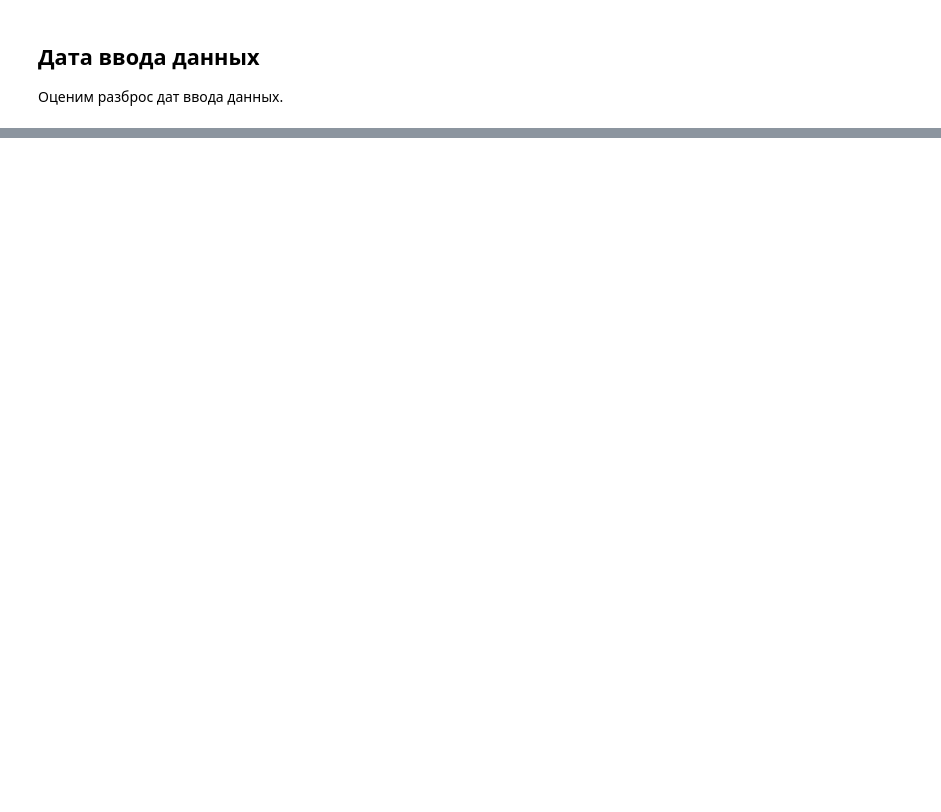
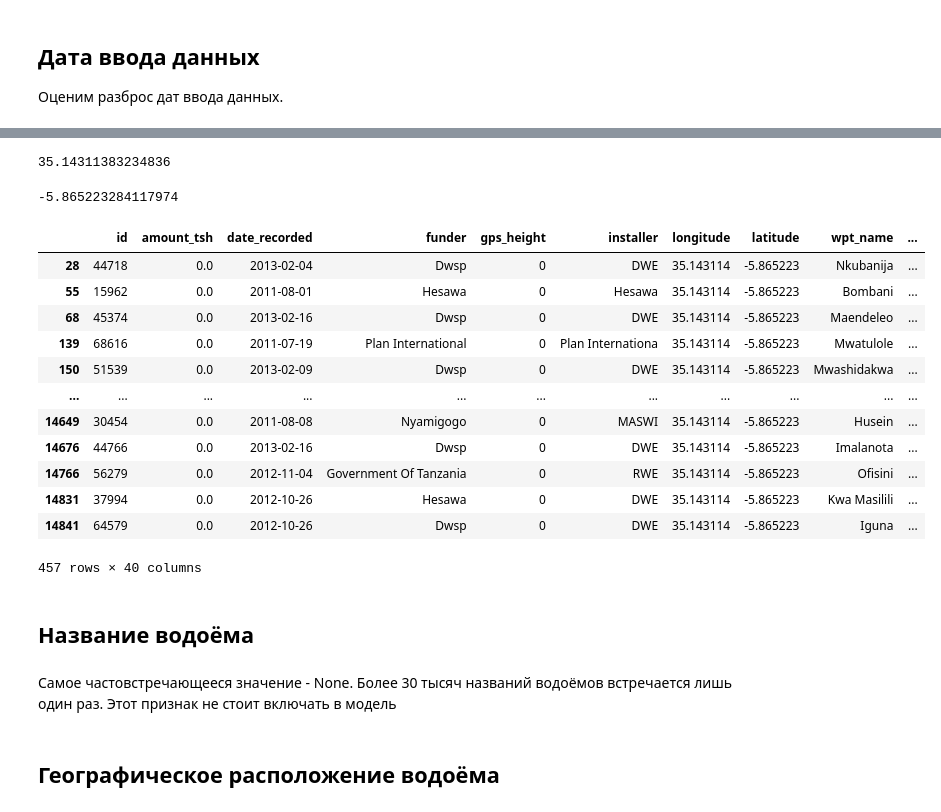
Before and after one commit to jzx81/MyContests, a Jupyter notebook: MyContest.ipynb, the cells around one changed output, grey strips where cells are left out. Saved outputs shown, nothing was run; the diff lists cells and outputs as text; code cells hidden in the pictures; blank space fills up the shorter version.

```diff
--- a/MyContest.ipynb
+++ b/MyContest.ipynb
@@ -592,0 +640,33 @@ mean
+# %%
+meanX = TestX[TestX['longitude'] != 0]
+meanLon = meanX['longitude'].mean()
+meanLat = meanX['latitude'].mean()
+meanLon
+# %% [output]
+35.14311383234836
+# %%
+meanLat
+# %% [output]
+-5.865223284117974
+# %%
+TestX.loc[(TestX['longitude'] == 0), 'longitude'] = meanLon
+# %%
+TestX.loc[(abs(TestX['latitude']) - abs(meanLat) < 0.01), 'latitude'] = meanLat
+val = TestX.loc[TestX['longitude'] == meanLon]
+val
+# %% [output]
+|  | id | amount_tsh | date_recorded | funder | gps_height | installer | longitude | latitude | wpt_name | ... |
+| 28 | 44718 | 0.0 | 2013-02-04 | Dwsp | 0 | DWE | 35.143114 | -5.865223 | Nkubanija | ... |
+| 55 | 15962 | 0.0 | 2011-08-01 | Hesawa | 0 | Hesawa | 35.143114 | -5.865223 | Bombani | ... |
+| 68 | 45374 | 0.0 | 2013-02-16 | Dwsp | 0 | DWE | 35.143114 | -5.865223 | Maendeleo | ... |
+| 139 | 68616 | 0.0 | 2011-07-19 | Plan International | 0 | Plan Internationa | 35.143114 | -5.865223 | Mwatulole | ... |
+| 150 | 51539 | 0.0 | 2013-02-09 | Dwsp | 0 | DWE | 35.143114 | -5.865223 | Mwashidakwa | ... |
+| ... | ... | ... | ... | ... | ... | ... | ... | ... | ... | ... |
+| 14649 | 30454 | 0.0 | 2011-08-08 | Nyamigogo | 0 | MASWI | 35.143114 | -5.865223 | Husein | ... |
+| 14676 | 44766 | 0.0 | 2013-02-16 | Dwsp | 0 | DWE | 35.143114 | -5.865223 | Imalanota | ... |
+| 14766 | 56279 | 0.0 | 2012-11-04 | Government Of Tanzania | 0 | RWE | 35.143114 | -5.865223 | Ofisini | ... |
+| 14831 | 37994 | 0.0 | 2012-10-26 | Hesawa | 0 | DWE | 35.143114 | -5.865223 | Kwa Masilili | ... |
+| 14841 | 64579 | 0.0 | 2012-10-26 | Dwsp | 0 | DWE | 35.143114 | -5.865223 | Iguna | ... |
+457 rows × 40 columns
+# %% [markdown]
+## Название водоёма
@@ -592,0 +676,4 @@ mean
+# %% [markdown]
+Самое частовстречающееся значение - None. Более 30 тысяч названий водоёмов встречается лишь один раз. Этот признак не стоит включать в модель
+# %% [markdown]
+## Географическое расположение водоёма
```
Also changed, not shown: parts of 178 cells of this notebook.
